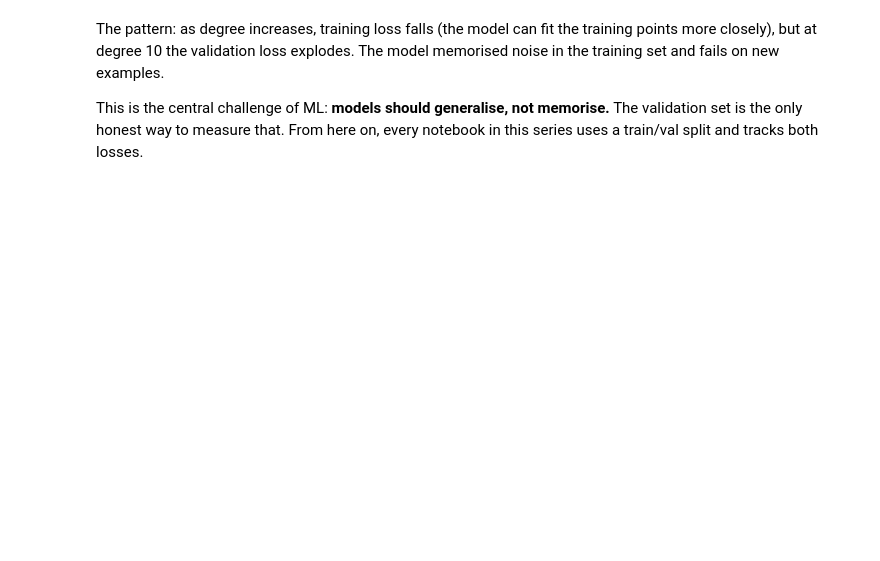
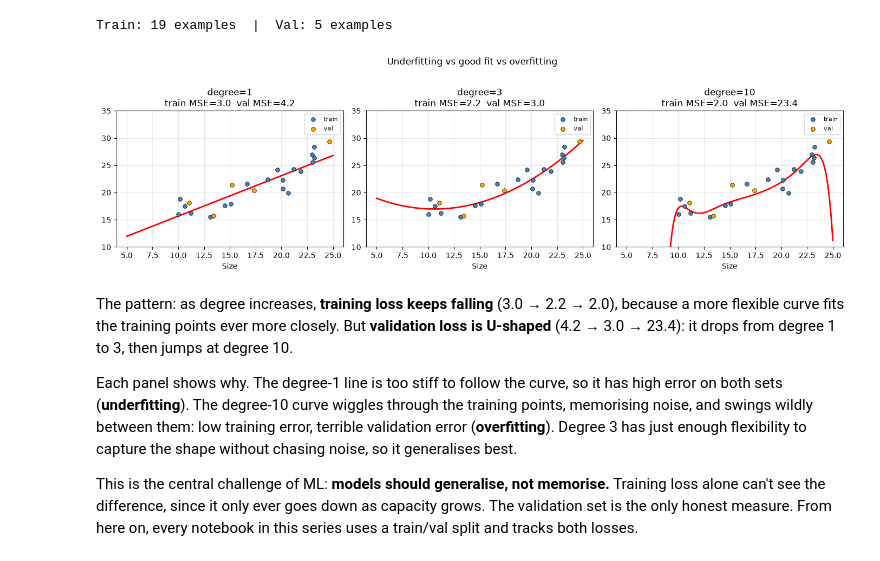
Before and after one commit to ehtb/study, a Jupyter notebook: notebooks/foundational/1_foundations.ipynb, the cells around one changed output. Drawn from its saved outputs; the diff is of its cells as text; code cells hidden in the pictures; blank space fills up the shorter version.

```diff
--- a/notebooks/foundational/1_foundations.ipynb
+++ b/notebooks/foundational/1_foundations.ipynb
@@ -355,19 +429,39 @@ Linear regression on this dataset won't overfit badly — a line is too simple t
 # %%
-random.seed(42)
+# A curve to fit: a straight line can't overfit our linear house data, and it
+# can't underfit it either. So we build a small dataset with a gentle upward
+# curve, then split it 80/20 to measure generalisation.
+random.seed(0)
 
-# Shuffle and split 80/20
-data = list(zip(X, y))
+n_poly = 24
+X_poly = [random.uniform(5, 25) for _ in range(n_poly)]
+# True pattern: a gentle parabola + noise
+y_poly = [0.08 * (xi - 15) ** 2 + 0.4 * xi + 12 + random.gauss(0, 1.5) for xi in X_poly]
+
+data = list(zip(X_poly, y_poly))
 random.shuffle(data)
 split = int(0.8 * len(data))
-train_data, val_data = data[:split], data[split:]
-X_tr, y_tr = [d[0] for d in train_data], [d[1] for d in train_data]
-X_va, y_va = [d[0] for d in val_data],   [d[1] for d in val_data]
+X_tr, y_tr = [d[0] for d in data[:split]], [d[1] for d in data[:split]]
+X_va, y_va = [d[0] for d in data[split:]], [d[1] for d in data[split:]]
 print(f'Train: {len(X_tr)} examples  |  Val: {len(X_va)} examples')
+# %% [output]
+Train: 19 examples  |  Val: 5 examples
 # %%
 # Polynomial features: expand x -> [x, x², x³, ..., x^degree]
-# This lets a linear model learn curves — more features = more flexibility
+# This lets a linear model learn curves: more features = more flexibility.
+#
+# One catch: raw powers of x explode. With x up to 25, the degree-10 feature x¹⁰
+# is about 10¹³, dwarfing x¹. That wrecks gradient descent: the tiny learning
+# rate the huge features demand leaves the small ones barely trained, and the huge
+# ones overflow to NaN. The fix is to standardise x first, using the training set's
+# mean and std, so every power sits on a comparable scale.
+mean = sum(X_tr) / len(X_tr)
+std = (sum((xi - mean) ** 2 for xi in X_tr) / len(X_tr)) ** 0.5
+
+def z(x):
+    return (x - mean) / std
+
 def poly_features(x, degree):
-    return [x ** d for d in range(1, degree + 1)]
+    return [z(x) ** d for d in range(1, degree + 1)]
 
 def poly_predict(x, weights, bias, degree):
     feats = poly_features(x, degree)
@@ -377,41 +471,50 @@ def poly_loss(X, y, weights, bias, degree):
     n = len(X)
     return sum((poly_predict(xi, weights, bias, degree) - yi) ** 2 for xi, yi in zip(X, y)) / n
 
-def train_poly(X, y, degree, lr=1e-7, steps=2000):
+def train_poly(X, y, degree, lr, steps):
     weights = [0.0] * degree
     bias = 0.0
     n = len(X)
     for _ in range(steps):
         errors = [poly_predict(xi, weights, bias, degree) - yi for xi, yi in zip(X, y)]
-        dweights = [(2/n) * sum(e * (xi ** d) for e, xi in zip(errors, X))
+        dweights = [(2/n) * sum(e * (z(xi) ** d) for e, xi in zip(errors, X))
                     for d in range(1, degree + 1)]
         dbias = (2/n) * sum(errors)
         weights = [w - lr * dw for w, dw in zip(weights, dweights)]
         bias = bias - lr * dbias
     return weights, bias
 
+# Even after standardising, the high-degree loss surface is steeper and more
+# ill-conditioned, so degree 10 needs a smaller learning rate and more steps.
+settings = {1: (0.02, 30000), 3: (0.02, 30000), 10: (2e-4, 60000)}
+
 # Train models of increasing complexity
 fig, axes = plt.subplots(1, 3, figsize=(14, 4))
 x_plot = [5 + i * 0.1 for i in range(201)]
 
 for ax, degree in zip(axes, [1, 3, 10]):
-    w_poly, b_poly = train_poly(X_tr, y_tr, degree)
+    lr, steps = settings[degree]
+    w_poly, b_poly = train_poly(X_tr, y_tr, degree, lr, steps)
     tr_loss = poly_loss(X_tr, y_tr, w_poly, b_poly, degree)
     va_loss = poly_loss(X_va, y_va, w_poly, b_poly, degree)
 
     ax.scatter(X_tr, y_tr, color='steelblue', edgecolors='k', linewidth=0.5, s=30, label='train', zorder=3)
     ax.scatter(X_va, y_va, color='orange',    edgecolors='k', linewidth=0.5, s=30, label='val',   zorder=3)
     ax.plot(x_plot, [poly_predict(xi, w_poly, b_poly, degree) for xi in x_plot], 'r-', linewidth=2)
     ax.set_title(f'degree={degree}\ntrain MSE={tr_loss:.1f}  val MSE={va_loss:.1f}')
-    ax.set_ylim(0, 100); ax.set_xlabel('Size'); ax.legend(fontsize=8); ax.grid(alpha=0.3)
+    ax.set_ylim(10, 35); ax.set_xlabel('Size'); ax.legend(fontsize=8); ax.grid(alpha=0.3)
 
 plt.suptitle('Underfitting vs good fit vs overfitting', y=1.02)
 plt.tight_layout()
 plt.show()
+# %% [output]
+[figure, added]
 # %% [markdown]
-The pattern: as degree increases, training loss falls (the model can fit the training points more closely), but at degree 10 the validation loss explodes. The model memorised noise in the training set and fails on new examples.
+The pattern: as degree increases, **training loss keeps falling** (3.0 → 2.2 → 2.0), because a more flexible curve fits the training points ever more closely. But **validation loss is U-shaped** (4.2 → 3.0 → 23.4): it drops from degree 1 to 3, then jumps at degree 10.
 
-This is the central challenge of ML: **models should generalise, not memorise.** The validation set is the only honest way to measure that. From here on, every notebook in this series uses a train/val split and tracks both losses.
+Each panel shows why. The degree-1 line is too stiff to follow the curve, so it has high error on both sets (**underfitting**). The degree-10 curve wiggles through the training points, memorising noise, and swings wildly between them: low training error, terrible validation error (**overfitting**). Degree 3 has just enough flexibility to capture the shape without chasing noise, so it generalises best.
+
+This is the central challenge of ML: **models should generalise, not memorise.** Training loss alone can't see the difference, since it only ever goes down as capacity grows. The validation set is the only honest measure. From here on, every notebook in this series uses a train/val split and tracks both losses.
 # %% [markdown]
 ## Step 7: Classification
 
```
Also changed, not shown: parts of 21 cells of this notebook, 7 other files.
